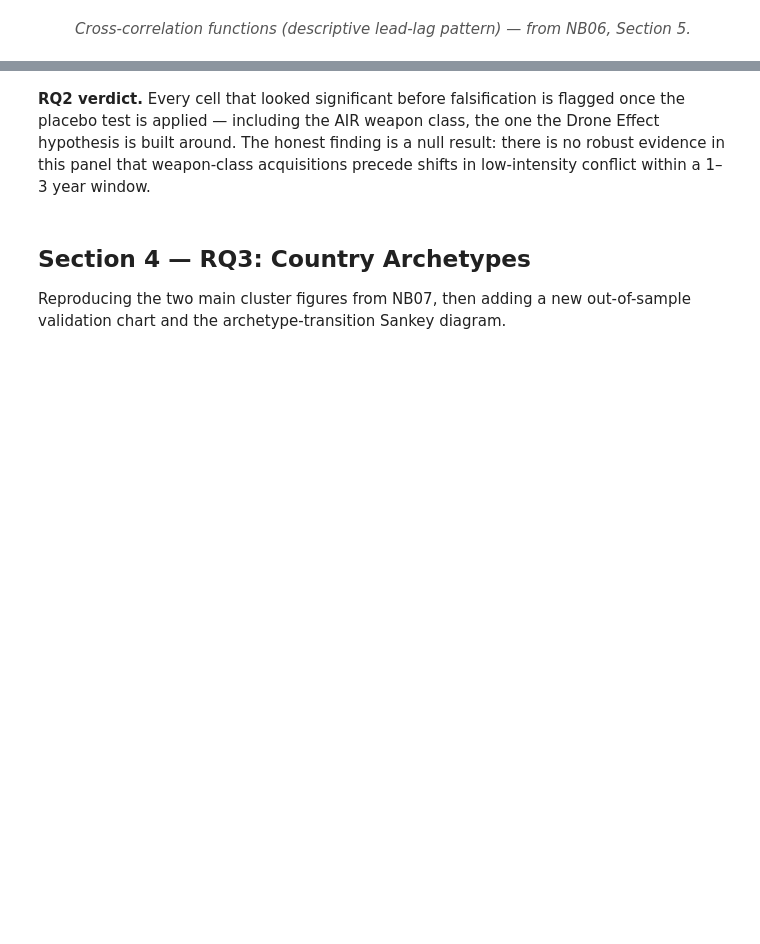
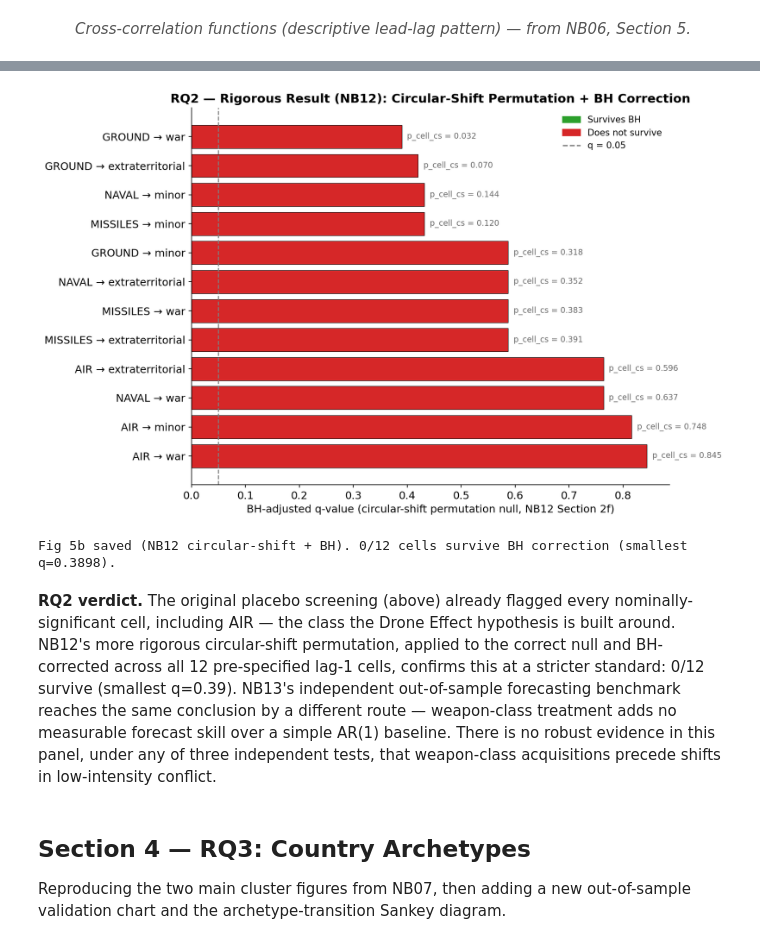
Before and after one commit to plutorion275/peacekeepers-arms-race, a Jupyter notebook: notebooks/08_visualization_summary.ipynb, the cells around one changed output, grey strips where cells are left out. Cells and saved outputs as stored; diff of their text form; code cells hidden in the pictures; blank space fills up the shorter version.

```diff
--- a/notebooks/08_visualization_summary.ipynb
+++ b/notebooks/08_visualization_summary.ipynb
@@ -494,10 +534,47 @@ print(f"Fig 5 saved. Trustworthy findings at lag=1: {n_trust_lag1} / {len(lag1)}
 Fig 5 saved. Trustworthy findings at lag=1: 0 / 12
+# %%
+# ── NB12's rigorous circular-shift result — what Section 1's rq2_result actually claims ──
+cs_plot = circshift_df.copy()
+cs_plot["survives_bh"] = cs_plot["q_bh_cs"] < ALPHA
+cs_plot["label"] = cs_plot["weapon"] + " \u2192 " + cs_plot["outcome"].str.replace("part_n_", "", regex=False)
+cs_plot = cs_plot.sort_values("q_bh_cs", ascending=False)
+
+fig, ax = plt.subplots(figsize=(11, 7))
+bar_colors = ["#2ca02c" if s else "#d62728" for s in cs_plot["survives_bh"]]
+ax.barh(cs_plot["label"], cs_plot["q_bh_cs"], color=bar_colors, edgecolor="black", linewidth=0.5)
+ax.axvline(ALPHA, color="gray", linestyle="--", lw=1.2)
+for i, (q, p) in enumerate(zip(cs_plot["q_bh_cs"], cs_plot["p_cell_cs"])):
+    ax.text(q + 0.01, i, f"p_cell_cs = {p:.3f}", va="center", fontsize=9, color="dimgray")
+
+ax.set_xlabel("BH-adjusted q-value (circular-shift permutation null, NB12 Section 2f)")
+ax.set_title("RQ2 — Rigorous Result (NB12): Circular-Shift Permutation + BH Correction")
+handles = [
+    mpatches.Patch(color="#2ca02c", label="Survives BH"),
+    mpatches.Patch(color="#d62728", label="Does not survive"),
+    plt.Line2D([0], [0], color="gray", linestyle="--", label=f"q = {ALPHA}"),
+]
+ax.legend(handles=handles, loc="upper right", frameon=False)
+fig.tight_layout()
+fig.savefig(FIG_DIR / "fig5b_rq2_rigorous_circshift.png", dpi=300, bbox_inches="tight")
+plt.show()
+
+n_bh_survive = int(cs_plot["survives_bh"].sum())
+print(f"Fig 5b saved (NB12 circular-shift + BH). {n_bh_survive}/{len(cs_plot)} cells survive "
+      f"BH correction (smallest q={cs_plot['q_bh_cs'].min():.4f}).")
+# %% [output]
+[figure, added]
+Fig 5b saved (NB12 circular-shift + BH). 0/12 cells survive BH correction (smallest q=0.3898).
 # %% [markdown]
-**RQ2 verdict.** Every cell that looked significant before falsification is flagged
-once the placebo test is applied — including the AIR weapon class, the one the Drone
-Effect hypothesis is built around. The honest finding is a null result: there is no
-robust evidence in this panel that weapon-class acquisitions precede shifts in
-low-intensity conflict within a 1–3 year window.
+**RQ2 verdict.** The original placebo screening (above) already flagged every
+nominally-significant cell, including AIR — the class the Drone Effect hypothesis
+is built around. NB12's more rigorous circular-shift permutation, applied to the
+correct null and BH-corrected across all 12 pre-specified lag-1 cells, confirms
+this at a stricter standard: 0/12 survive (smallest q=0.39). NB13's independent
+out-of-sample forecasting benchmark reaches the same conclusion by a different
+route — weapon-class treatment adds no measurable forecast skill over a simple
+AR(1) baseline. There is no robust evidence in this panel, under any of three
+independent tests, that weapon-class acquisitions precede shifts in low-intensity
+conflict.
 # %% [markdown]
 ## Section 4 — RQ3: Country Archetypes
 
```
Also changed, not shown: parts of 6 cells of this notebook, 5 other files.
